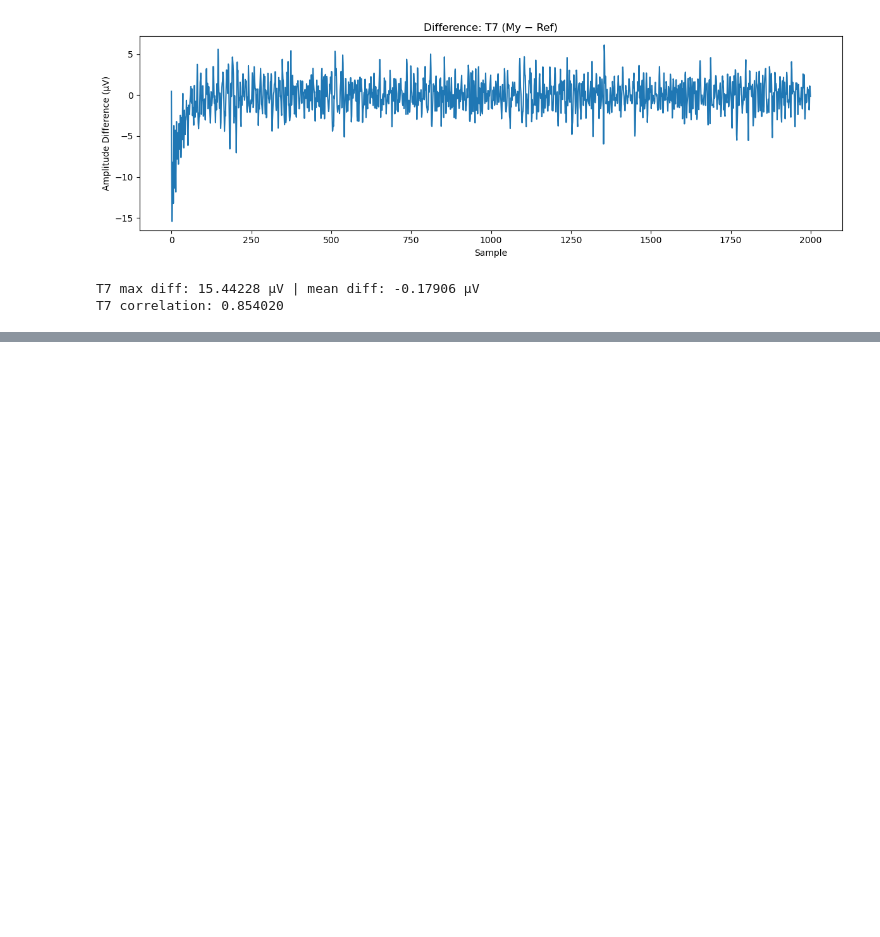
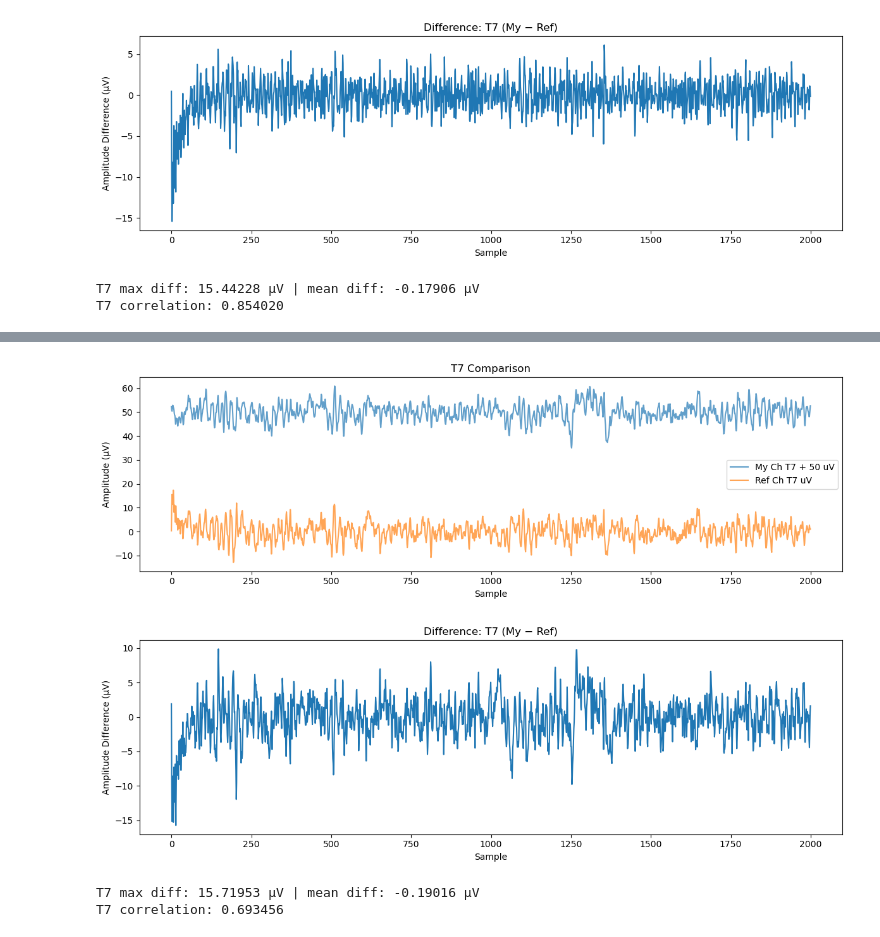
Before and after one commit to cristopher-d-delgado/Analysis-of-EEG-Signal, a Jupyter notebook: eda.ipynb, the cells around one changed output, grey strips where cells are left out. Drawn from its saved outputs; the diff is of its cells as text; code cells hidden in the pictures; blank space fills up the shorter version.

```diff
--- a/eda.ipynb
+++ b/eda.ipynb
@@ -410,0 +461,15 @@ Scale factor: 534.783
+# %%
+compare_with_reference(
+    eeg_proc,
+    reference_file=ref_file,
+    channel=0,       # T7
+    window=10 * FS,   # 5 seconds
+    show_diff=True,
+    show_corr=True,
+    offset_gap=50
+)
+# %% [output]
+[figure, added]
+[figure, added]
+T7 max diff: 15.71953 µV | mean diff: -0.19016 µV
+T7 correlation: 0.693456
```
Also changed, not shown: parts of 13 cells of this notebook.
